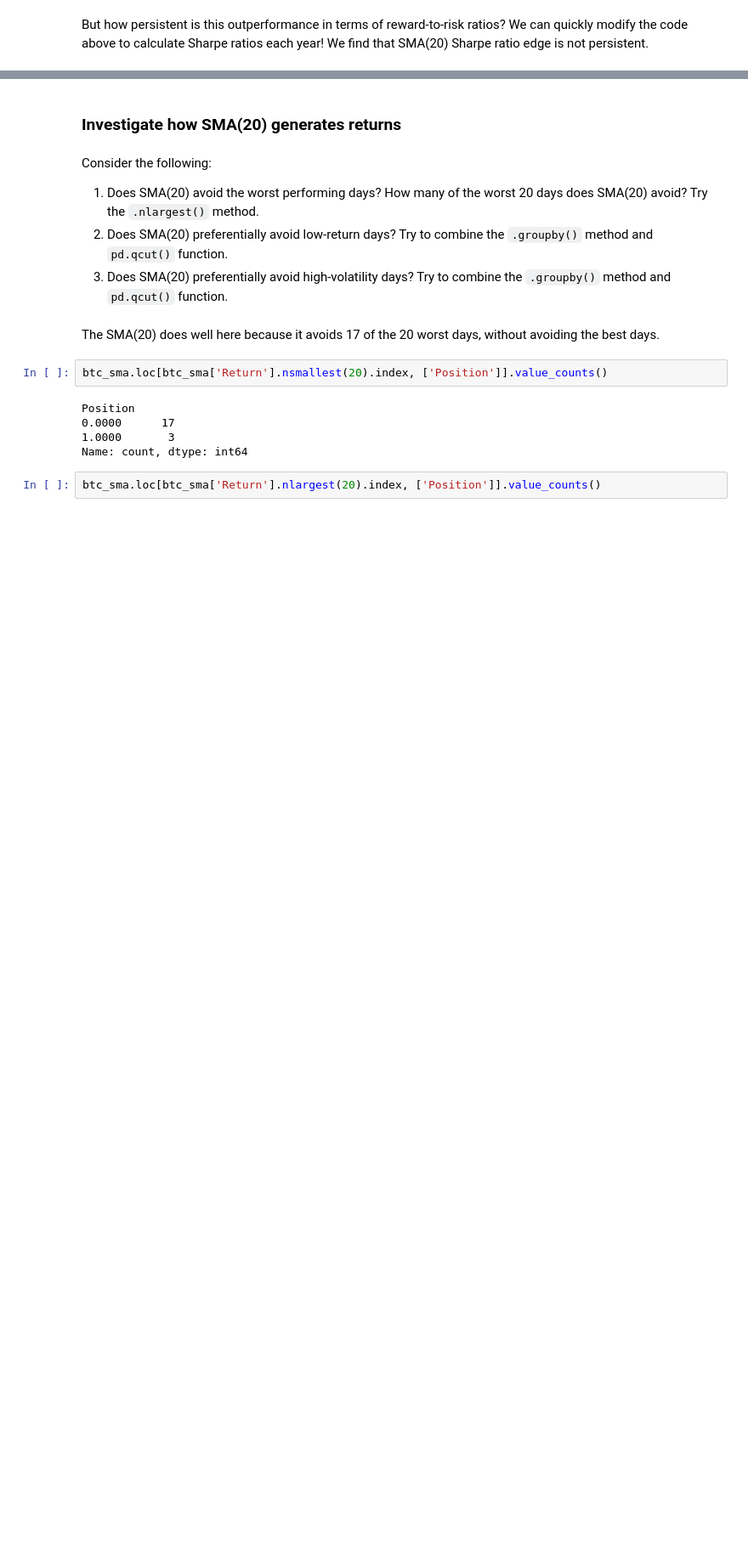
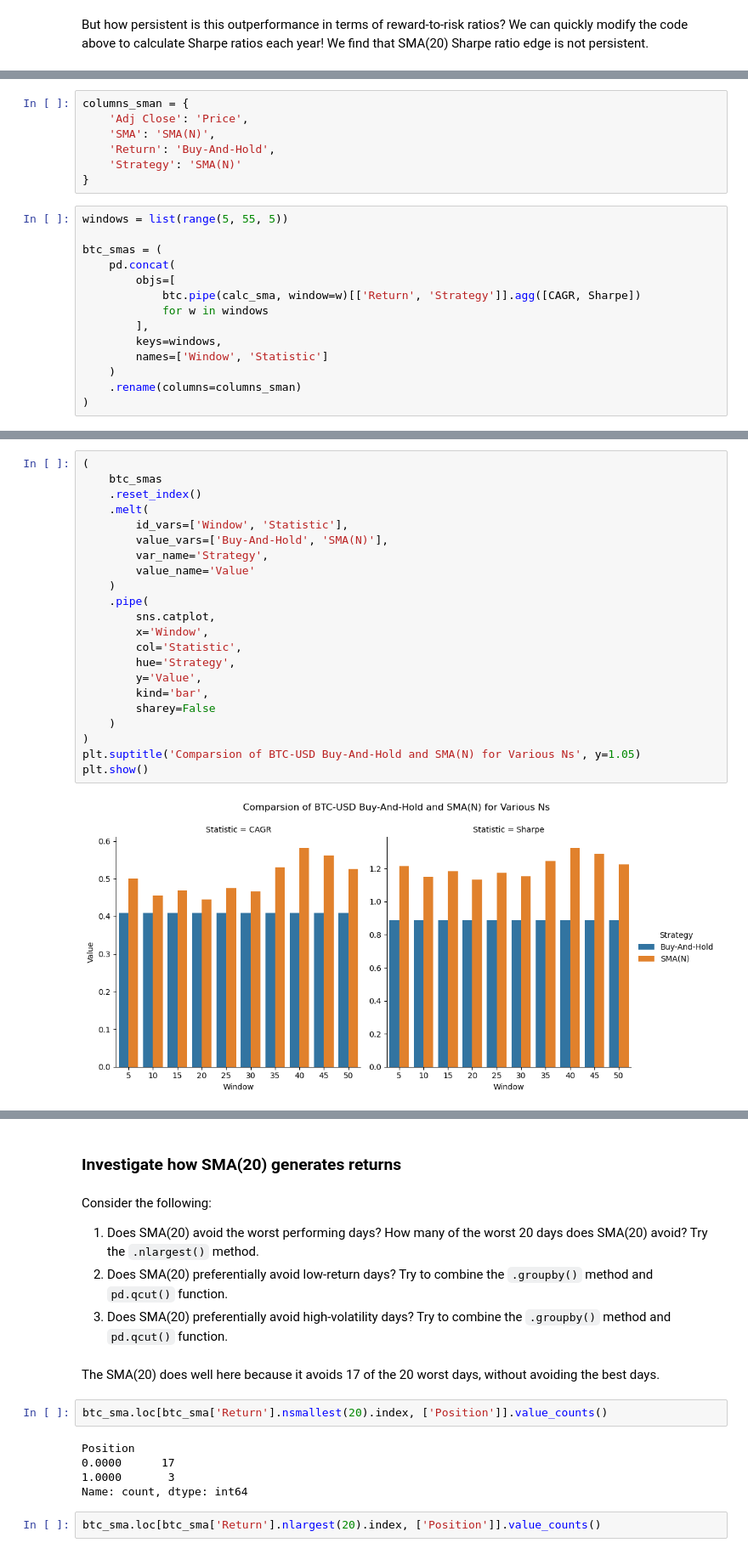
Before and after one commit to richard-herron/fina-6333-2025-spring, a Jupyter notebook: Notebooks/herron_02_practice_02.ipynb, the cells around one changed output, grey strips where cells are left out. Shown at 85% size. Saved outputs shown, nothing was run; the diff lists cells and outputs as text; blank space fills up the shorter version.

```diff
--- a/Notebooks/herron_02_practice_02.ipynb
+++ b/Notebooks/herron_02_practice_02.ipynb
@@ -184,0 +195,21 @@ plt.show()
+# %%
+columns_sman = {
+    'Adj Close': 'Price',
+    'SMA': 'SMA(N)',
+    'Return': 'Buy-And-Hold',
+    'Strategy': 'SMA(N)'
+}
+# %%
+windows = list(range(5, 55, 5))
+
+btc_smas = (
+    pd.concat(
+        objs=[
+            btc.pipe(calc_sma, window=w)[['Return', 'Strategy']].agg([CAGR, Sharpe])
+            for w in windows
+        ],
+        keys=windows,
+        names=['Window', 'Statistic']
+    )
+    .rename(columns=columns_sman)
+)
@@ -184,0 +237,24 @@ plt.show()
+# %%
+(
+    btc_smas
+    .reset_index()
+    .melt(
+        id_vars=['Window', 'Statistic'],
+        value_vars=['Buy-And-Hold', 'SMA(N)'],
+        var_name='Strategy',
+        value_name='Value'
+    )
+    .pipe(
+        sns.catplot,
+        x='Window',
+        col='Statistic',
+        hue='Strategy',
+        y='Value',
+        kind='bar',
+        sharey=False
+    )
+)
+plt.suptitle('Comparsion of BTC-USD Buy-And-Hold and SMA(N) for Various Ns', y=1.05)
+plt.show()
+# %% [output]
+[figure, added]
```
Also changed, not shown: parts of 48 cells of this notebook, 13 other files.
